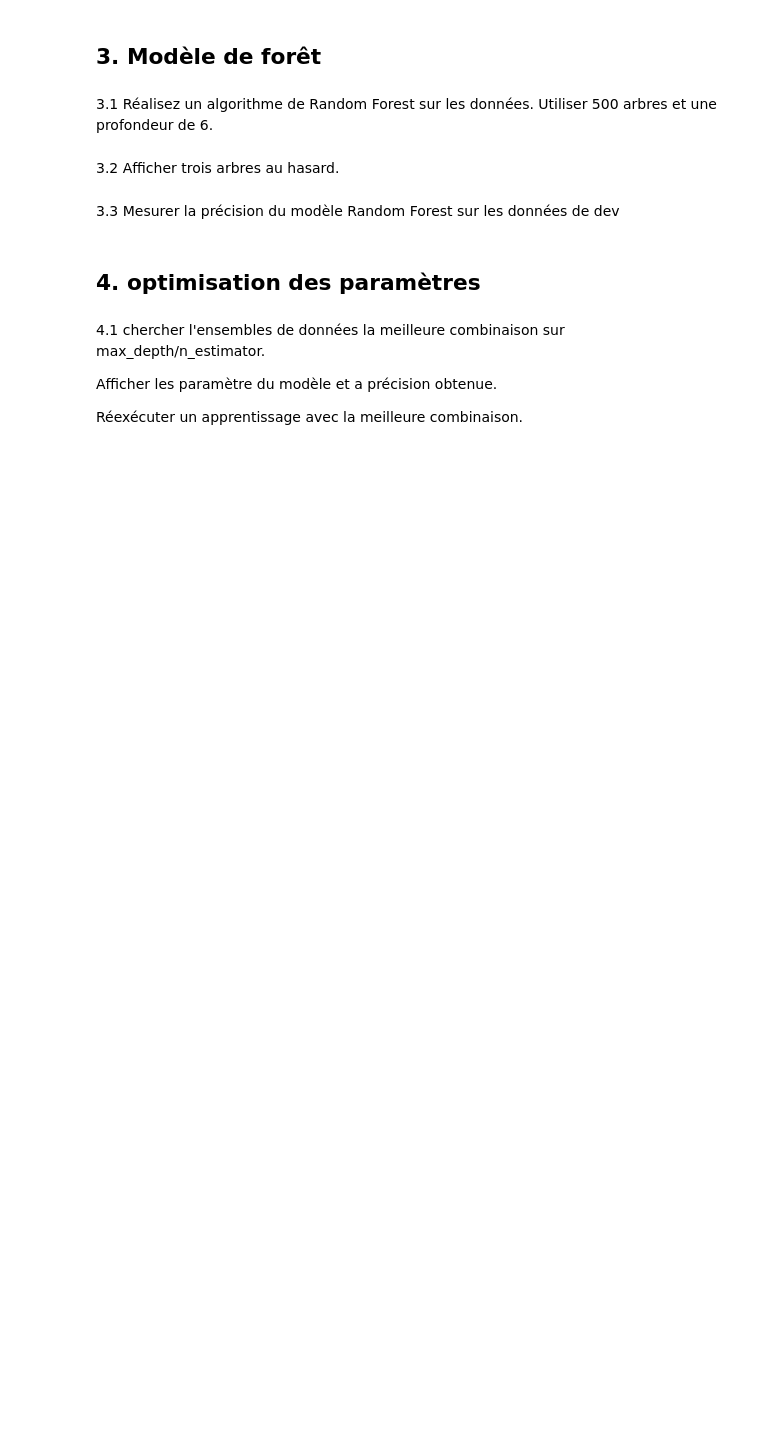
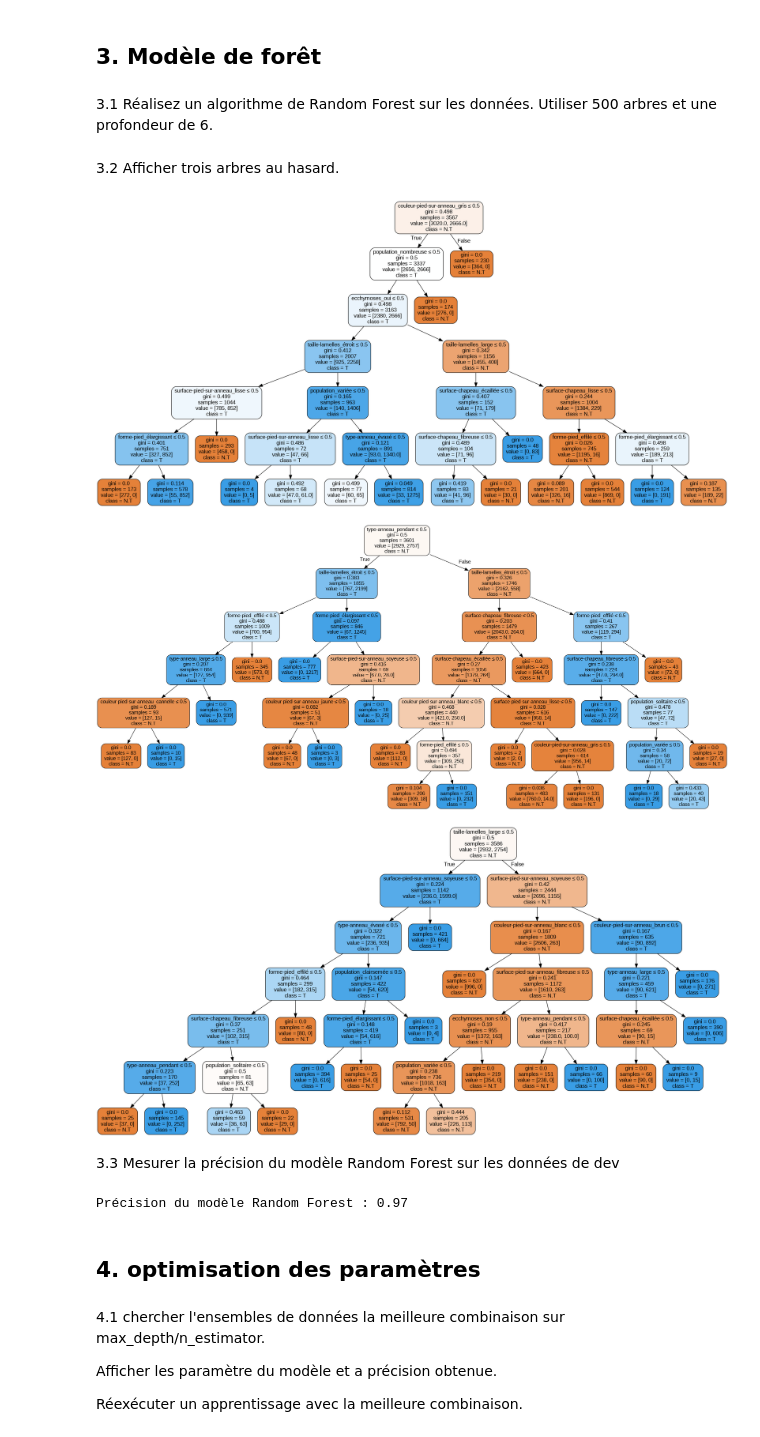
Before and after one commit to FujiminoDeliaMary/ArtfullCode, a Jupyter notebook: TP1_classification_champignons.ipynb, the cells around one changed output. Cells and saved outputs as stored; diff of their text form; code cells hidden in the pictures; blank space fills up the shorter version.

```diff
--- a/TP1_classification_champignons.ipynb
+++ b/TP1_classification_champignons.ipynb
@@ -107,4 +217,9 @@ import matplotlib.pyplot as plt
 # %% [markdown]
 3.1 Réalisez un algorithme de Random Forest sur les données. Utiliser 500 arbres et une profondeur de 6.
+# %%
+rf_clf = RandomForestClassifier(n_estimators=500, max_depth=6, random_state=42)
+rf_clf.fit(train_features, train_labels)
+dev_predictions = rf_clf.predict(dev_features)
+accuracy = accuracy_score(dev_labels, dev_predictions)
 # %% [markdown]
 3.2 Afficher trois arbres au hasard.
@@ -113,4 +226,32 @@ from random import randint
+# %%
+
+
+random_trees = random.sample(rf_clf.estimators_, 3)
+
+for i, tree in enumerate(random_trees):
+    dot_data = export_graphviz(
+        tree,
+        out_file=None,
+        feature_names=train_features.columns,
+        class_names=['N.T', 'T'],
+        filled=True,
+        rounded=True,
+        special_characters=True
+    )
+    graph = graphviz.Source(dot_data)
+    graph.render(f"random_tree_{i}", format="png")
+    display(Image(filename=f"random_tree_{i}.png"))
+# %% [output]
+[figure, added]
+[figure, added]
+[figure, added]
 # %% [markdown]
 3.3 Mesurer la précision du modèle Random Forest sur les données de dev
+# %%
+dev_predictions = rf_clf.predict(dev_features)
+accuracy = accuracy_score(dev_labels, dev_predictions)
+print(f"Précision du modèle Random Forest : {accuracy:.2f}")
+# %% [output]
+Précision du modèle Random Forest : 0.97
 # %% [markdown]
 ## 4. optimisation des paramètres
```
Also changed, not shown: parts of 16 cells of this notebook.
